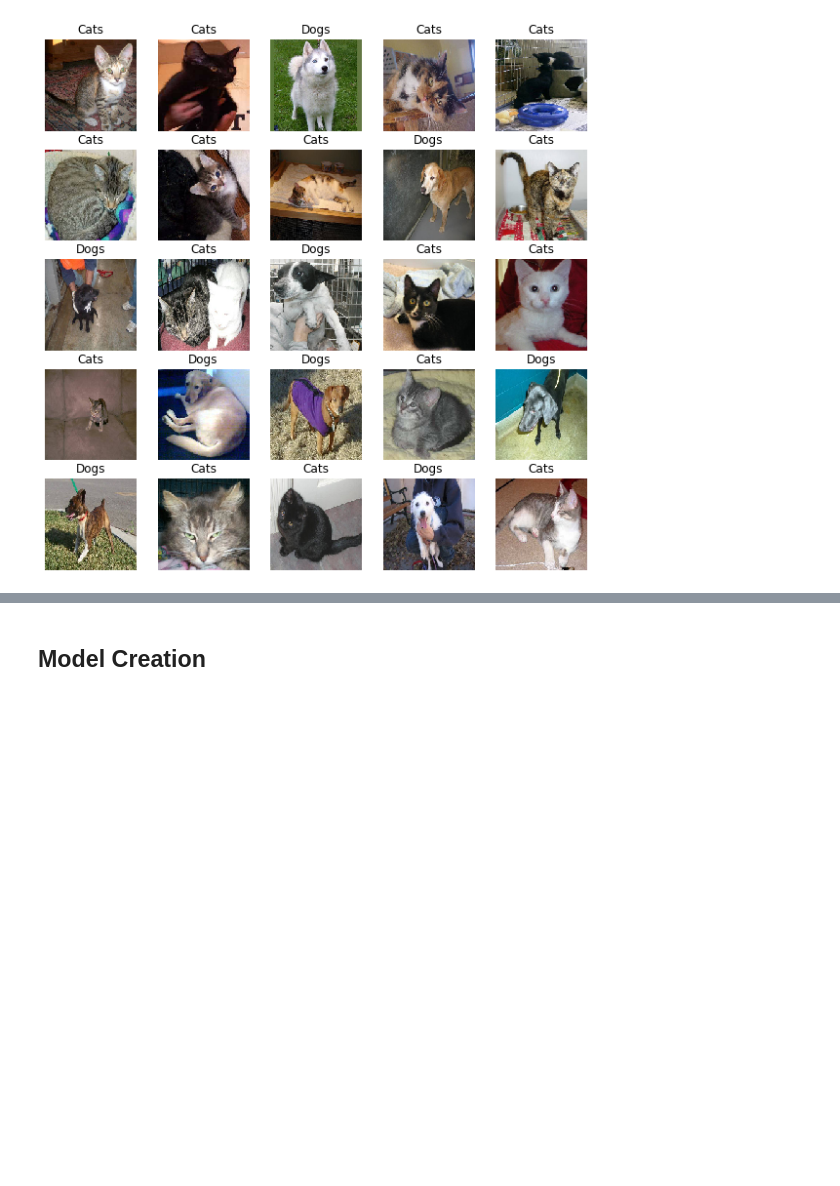
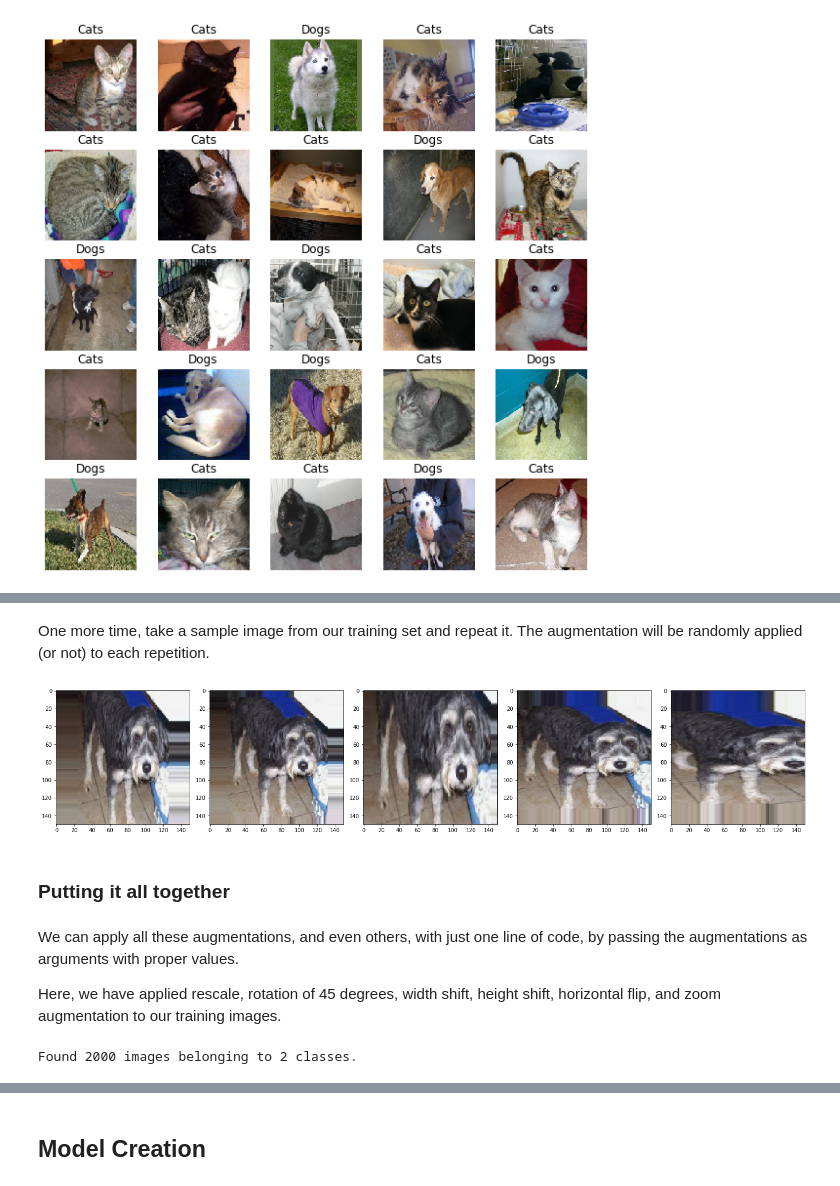
Before and after one commit to lenakchen/pytorch_tutorial, a Jupyter notebook: ud187_.ipynb, the cells around one changed output, grey strips where cells are left out. Saved outputs shown, nothing was run; the diff lists cells and outputs as text; code cells hidden in the pictures; blank space fills up the shorter version.

```diff
--- a/ud187_.ipynb
+++ b/ud187_.ipynb
@@ -542,0 +604,31 @@ show_batch(image_batch, label_batch)
+# %% [markdown]
+One more time, take a sample image from our training set and repeat it. The augmentation will be randomly applied (or not) to each repetition.
+# %%
+augmented_images = [train_data_gen[0][0][0] for i in range(5)]
+plotImages(augmented_images)
+# %% [output]
+[figure, added]
+# %% [markdown]
+### Putting it all together
+# %% [markdown]
+We can apply all these augmentations, and even others, with just one line of code, by passing the augmentations as arguments with proper values.
+
+Here, we have applied rescale, rotation of 45 degrees, width shift, height shift, horizontal flip, and zoom augmentation to our training images.
+# %%
+image_gen_train = ImageDataGenerator(
+      rescale=1./255,
+      rotation_range=40,
+      width_shift_range=0.2,
+      height_shift_range=0.2,
+      shear_range=0.2,
+      zoom_range=0.2,
+      horizontal_flip=True,
+      fill_mode='nearest')
+
+train_data_gen = image_gen_train.flow_from_directory(batch_size=BATCH_SIZE,
+                                                     directory=train_dir,
+                                                     shuffle=True,
+                                                     target_size=(IMG_SHAPE,IMG_SHAPE),
+                                                     class_mode='binary')
+# %% [output]
+Found 2000 images belonging to 2 classes.
```
Also changed, not shown: parts of 25 cells of this notebook.
